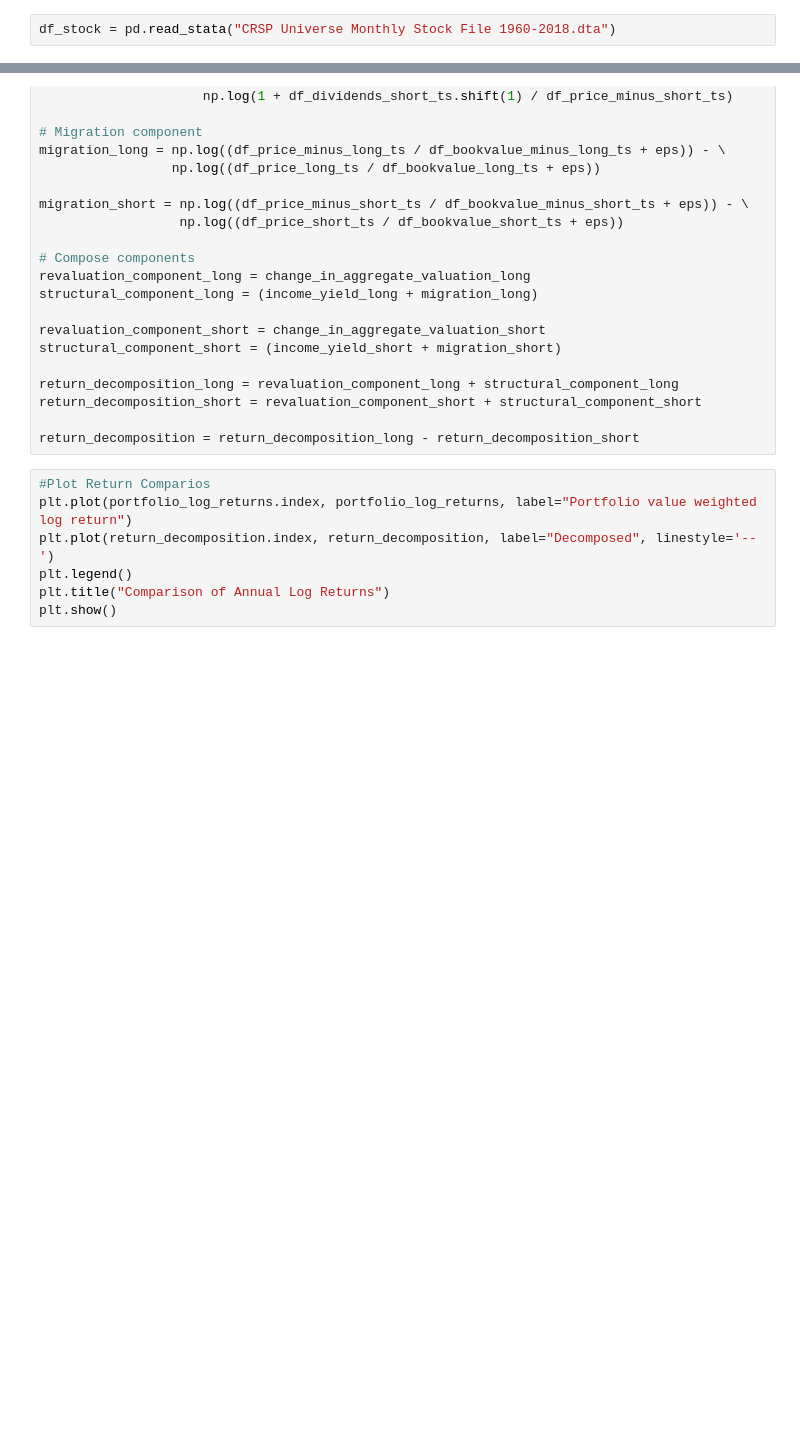
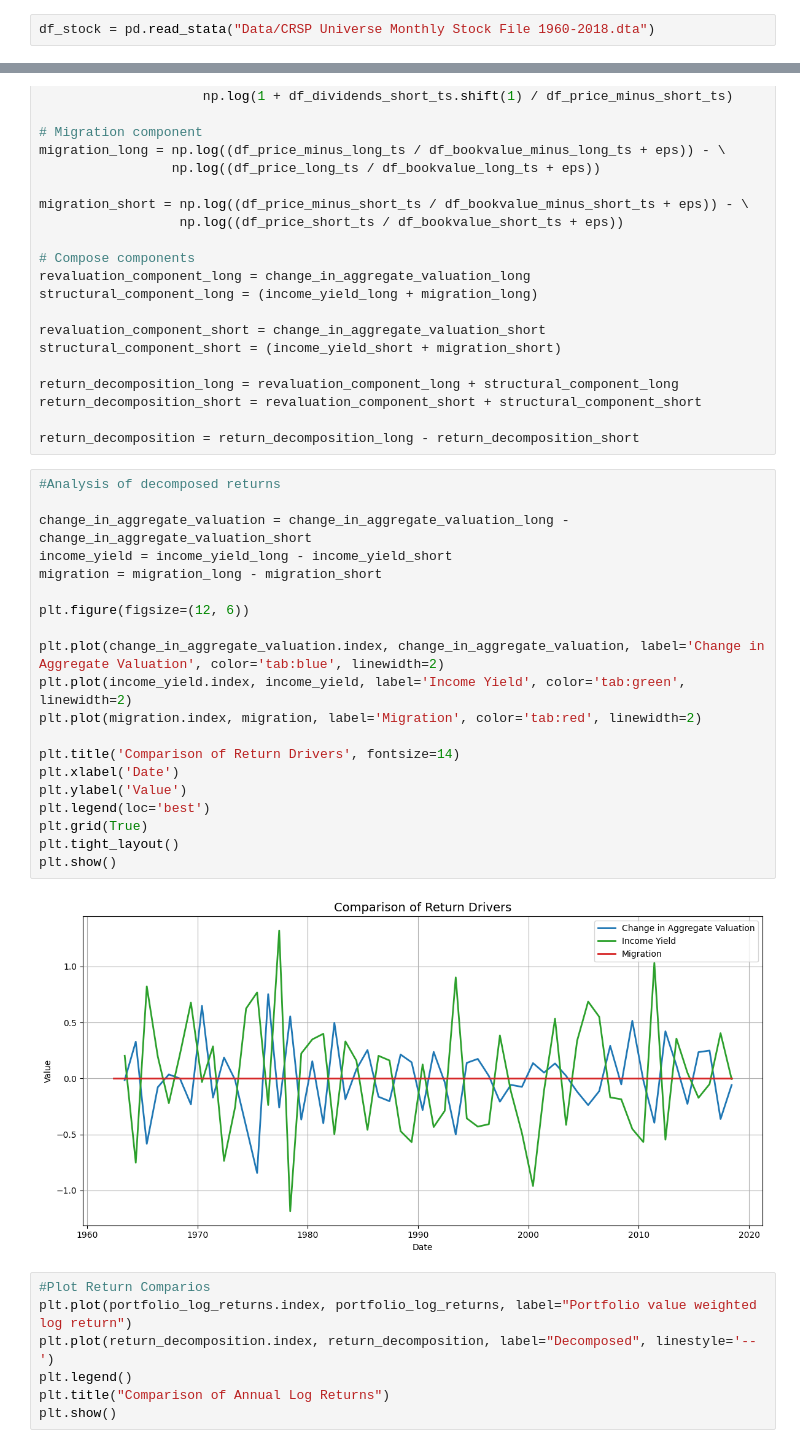
Before and after one commit to justusschenk/valueinvesting, a Jupyter notebook: Portfolio-composition.ipynb, the cells around one changed output, grey strips where cells are left out. Cells and saved outputs as stored; diff of their text form; blank space fills up the shorter version.

```diff
--- a/Portfolio-composition.ipynb
+++ b/Portfolio-composition.ipynb
@@ -24,7 +24,7 @@ import matplotlib.pyplot as plt
 import numpy as np
 import seaborn as sns
 # %%
-df_stock = pd.read_stata("CRSP Universe Monthly Stock File 1960-2018.dta")
+df_stock = pd.read_stata("Data/CRSP Universe Monthly Stock File 1960-2018.dta")
 # %%
 df_stock.columns
 # %% [output]
@@ -1135,6 +1135,28 @@ return_decomposition_long = revaluation_component_long + structural_component_lo
 return_decomposition_short = revaluation_component_short + structural_component_short
 
 return_decomposition = return_decomposition_long - return_decomposition_short
+# %%
+#Analysis of decomposed returns
+
+change_in_aggregate_valuation = change_in_aggregate_valuation_long - change_in_aggregate_valuation_short
+income_yield = income_yield_long - income_yield_short
+migration = migration_long - migration_short
+
+plt.figure(figsize=(12, 6))
+
+plt.plot(change_in_aggregate_valuation.index, change_in_aggregate_valuation, label='Change in Aggregate Valuation', color='tab:blue', linewidth=2)
+plt.plot(income_yield.index, income_yield, label='Income Yield', color='tab:green', linewidth=2)
+plt.plot(migration.index, migration, label='Migration', color='tab:red', linewidth=2)
+
+plt.title('Comparison of Return Drivers', fontsize=14)
+plt.xlabel('Date')
+plt.ylabel('Value')
+plt.legend(loc='best')
+plt.grid(True)
+plt.tight_layout()
+plt.show()
+# %% [output]
+[figure, added]
 # %%
 #Plot Return Comparios
 plt.plot(portfolio_log_returns.index, portfolio_log_returns, label="Portfolio value weighted log return")
```
Also changed, not shown: 25 other files.
